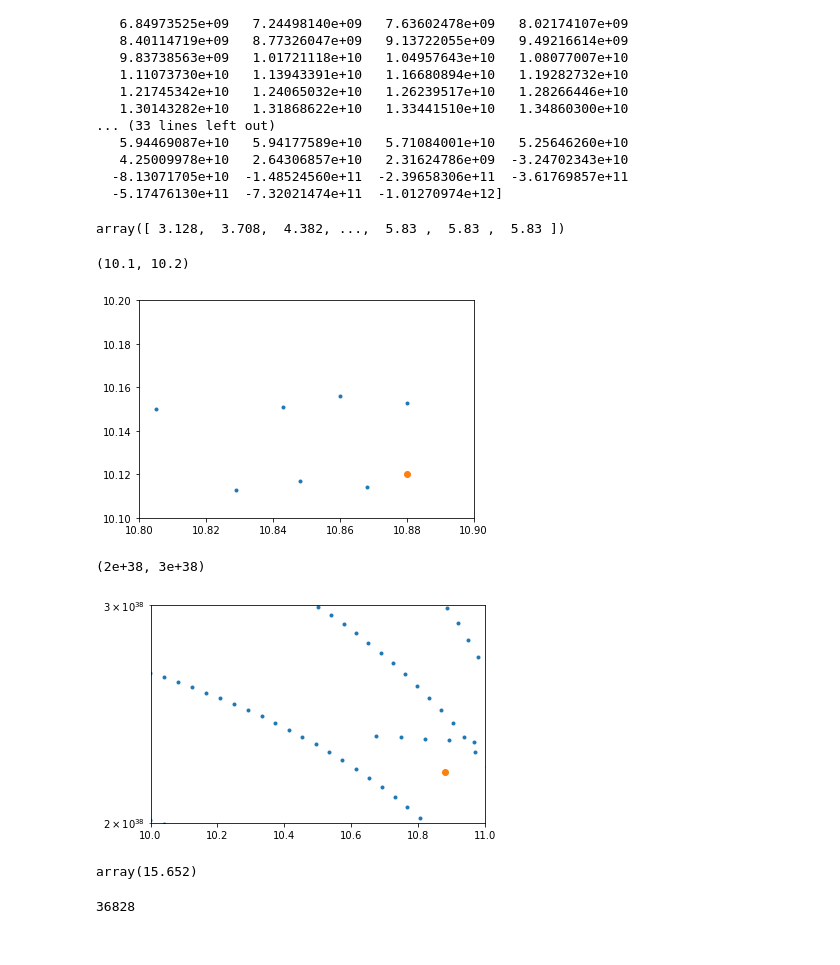
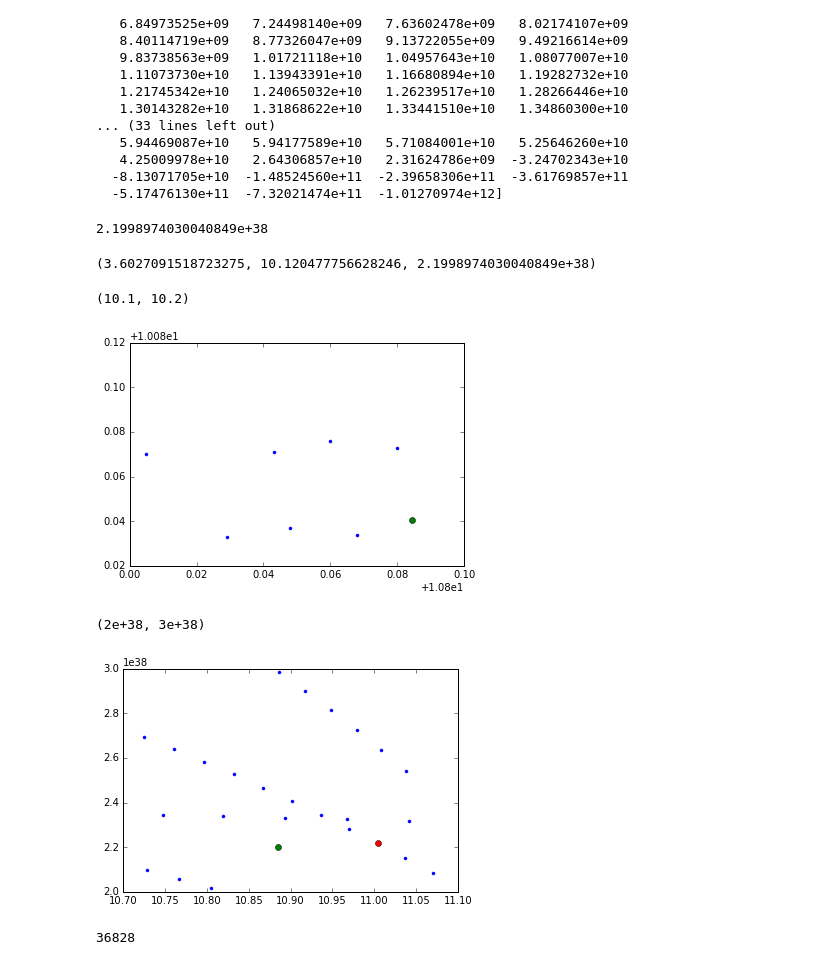
Before and after one commit to apiso/Luminosity, a Jupyter notebook: python/numerical_SG.ipynb, the cells around one changed output. Drawn from its saved outputs; the diff is of its cells as text; code cells hidden in the pictures.

```diff
--- a/python/numerical_SG.ipynb
+++ b/python/numerical_SG.ipynb
@@ -1174,39 +1186,45 @@ print timeSG/yr, time/yr
+# %%
+Ecool
+# %% [output]
+2.1998974030040849e+38
 # %%
-rcb = np.zeros(50**3)
-Mcb = np.zeros(50**3)
-Etotcb = np.zeros(50**3)
+i = np.zeros(50**3)
+j = np.zeros(50**3)
+k = np.zeros(50**3)
+rcbv = np.zeros(50**3)
+Mcbv = np.zeros(50**3)
+Etotcbv = np.zeros(50**3)
 
-f = open('../dat/SG/k_dust/grid_a1Mc10.txt', 'r')
+f = open('../dat/SG/k_dust/grid_a1Mc10_2.txt', 'r')
 f.readline()
-i = 0
+counter = 0
 for line in f:
-    rcb[i] = line.split()[0]
-    Mcb[i] = line.split()[1]
-    Etotcb[i] = line.split()[2]
-    i += 1
+    i[counter] = line.split()[0]
+    j[counter] = line.split()[1]
+    k[counter] = line.split()[2]
+    rcbv[counter] = line.split()[3]
+    Mcbv[counter] = line.split()[4]
+    Etotcbv[counter] = line.split()[5]
+    counter += 1
 f.close()
-# %%
-rcb[:92636]
-# %% [output]
-array([ 3.128,  3.708,  4.382, ...,  5.83 ,  5.83 ,  5.83 ])
+# %%
+rf, Mf, Ecool
+# %% [output]
+(3.6027091518723275, 10.120477756628246, 2.1998974030040849e+38)
 # %%
-plt.plot(rcb, Mcb, '.')
-plt.plot(10.88, 10.12, 'o')
+plt.plot(rcbv, Mcbv, '.')
+plt.plot(rf * prms.rco/Re, Mf, 'o')
 plt.xlim(10.8, 10.9)
 plt.ylim(10.1, 10.2)
 # %% [output]
 (10.1, 10.2)
-[figure, old version]
+[figure, new version]
 # %%
-plt.semilogy(rcb, -Etotcb, '.')
-plt.plot(10.88, 2.2e38, 'o')
-plt.xlim(10, 11)
+plt.plot(rcbv, -Etotcbv, '.')
+plt.plot(rf * prms.rco/Re, Ecool, 'o')
+plt.xlim(10.7, 11.1)
+plt.plot(rcbv[ind], -Etotcbv[ind], 'o')
 plt.ylim(ymin = 2e38, ymax = 3e38)
 # %% [output]
 (2e+38, 3e+38)
-[figure, old version]
+[figure, new version]
-# %%
-ff = interp1d(rcb, Mcb)
-ff(10.88)
-# %% [output]
-array(15.652)
```
Also changed, not shown: parts of 24 cells of this notebook, 35 other files.
